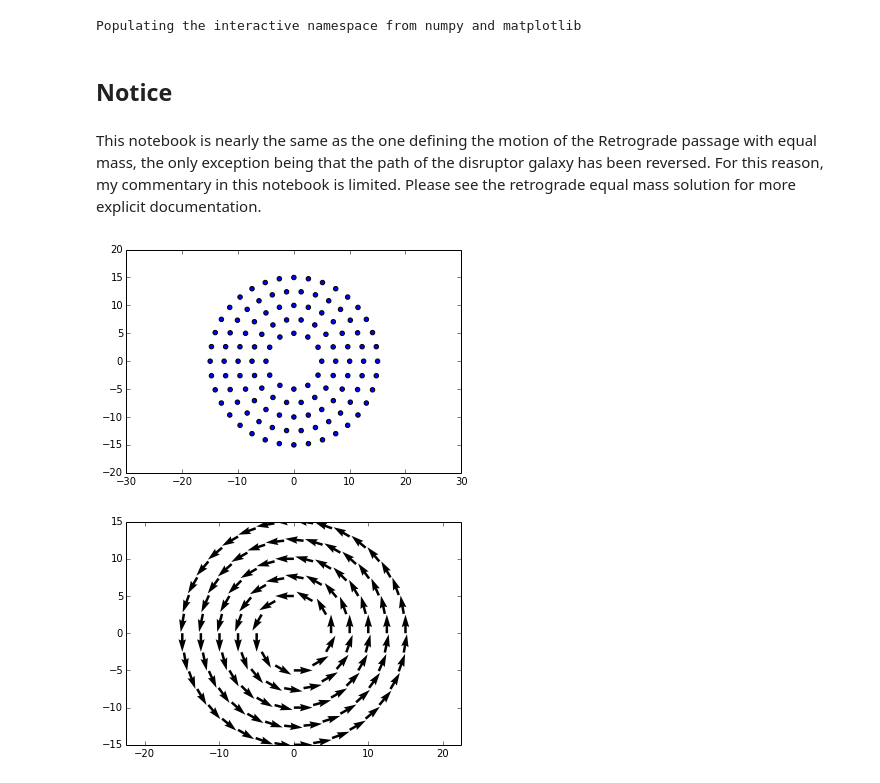
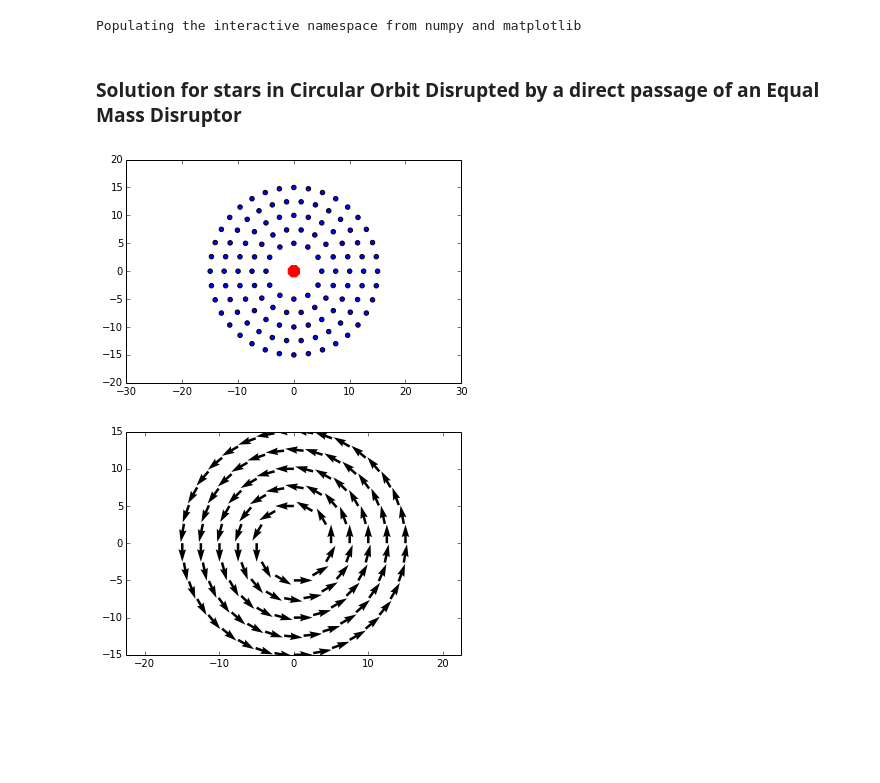
Before and after one commit to dclove202/PHYS202-S14, a Jupyter notebook: GalaxyProject/DirectEqualMass.ipynb, the cells around one changed output. Saved outputs shown, nothing was run; the diff lists cells and outputs as text; code cells hidden in the pictures; blank space fills up the shorter version.

```diff
--- a/GalaxyProject/DirectEqualMass.ipynb
+++ b/GalaxyProject/DirectEqualMass.ipynb
@@ -5,17 +5,9 @@ from matplotlib import pyplot as plt
 from scipy.integrate import odeint
 # %% [output]
 Populating the interactive namespace from numpy and matplotlib
-# %% [markdown]
-## Notice
-# %% [markdown]
-This notebook is nearly the same as the one defining the motion
-of the Retrograde passage with equal mass, the only exception being that
-the path of the disruptor galaxy has been reversed. For this reason,
-my commentary in this notebook is limited. Please see the retrograde equal
-mass solution for more explicit documentation.
+# %% [markdown]
+### Solution for stars in Circular Orbit Disrupted by a direct passage of an Equal Mass Disruptor
 # %%
-### ODE attempt for position of massless particles ###
-
 
 ## Creating Arrays for Star Postitions
 def ring(ringnumber):
@@ -28,34 +20,45 @@ def ring(ringnumber):
     for i in range(6*(ringnumber+1)):
         xpositions[i] = r*np.cos(i*theta)
         ypositions[i] = r*np.sin(i*theta)
     return float(r),int(nstars),xpositions, ypositions,theta
 
+#Initializing Lists
 xlst = []
 ylst = []
 xvel = []
 yvel = []
 thet = []
+
+#Iterating over the five rings
+#Appending
 for i in range(1,6):
     r,n,xx,yy,theta = ring(i)
     G = 4.499736* 10**-8
     M = 10.**11
     r = r
+    #Appending the Lists with the velocities, positions and angles
+    #for all stars surrounding victim mass
     for b in range(n):
         thet.append(theta*b)
         xvel.append(np.sqrt(G*M/r)*np.cos((theta*b)+(np.pi/2)))
         yvel.append(np.sqrt(G*M/r)*np.sin((theta*b)+(np.pi/2)))
         xlst.append(xx[b])
         ylst.append(yy[b])
         plt.scatter(xx[b],yy[b])
+
+#Turning lists into Arrays
 th = np.array(thet)
 xp = np.array(xlst)
 yp = np.array(ylst)
 XV = np.array(xvel)
 YV = np.array(yvel)
+
+
+plt.scatter(0,0,s=150,color='red',marker='8')
 plt.axis('equal')
 plt.show()
 # %% [output]
-[figure, old version]
+[figure, new version]
 # %%
 ### ODE attempt for position of massless particles ###
 
```
Also changed, not shown: parts of 10 cells of this notebook, 2 other files.
